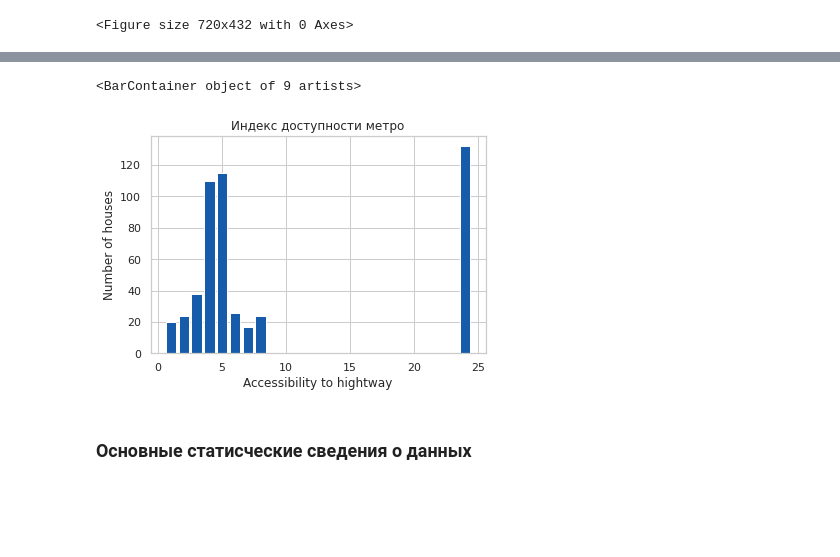
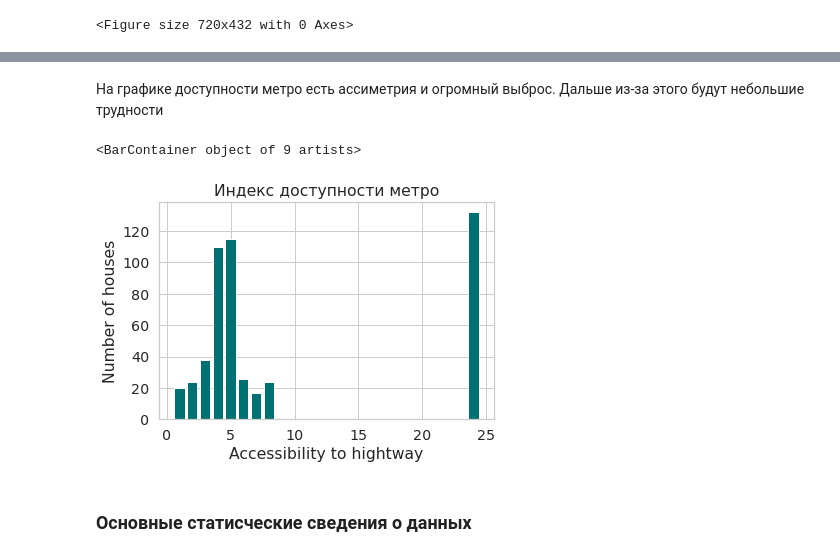
Before and after one commit to SugaryVictor/the-boston-housing, a Jupyter notebook: the-boston-housing-analysis.ipynb, the cells around one changed output, grey strips where cells are left out. Saved outputs shown, nothing was run; the diff lists cells and outputs as text; code cells hidden in the pictures; blank space fills up the shorter version.

```diff
--- a/the-boston-housing-analysis.ipynb
+++ b/the-boston-housing-analysis.ipynb
@@ -204,12 +209,14 @@ plt.show()
+# %% [markdown]
+На графике доступности метро есть ассиметрия и огромный выброс. Дальше из-за этого будут небольшие трудности
 # %%
 free = df['RAD'].value_counts()
 plt.title('Индекс доступности метро')
 plt.xlabel('Accessibility to hightway')
 plt.ylabel('Number of houses')
-plt.bar(free.index, height=free, color='#165CAB')
+plt.bar(free.index, height=free, color='#007172')
 # %% [output]
 <BarContainer object of 9 artists>
-[figure, old version]
+[figure, new version]
 # %% [markdown]
 ### Основные статисческие сведения о данных
 # %%
```
Also changed, not shown: parts of 28 cells of this notebook.
